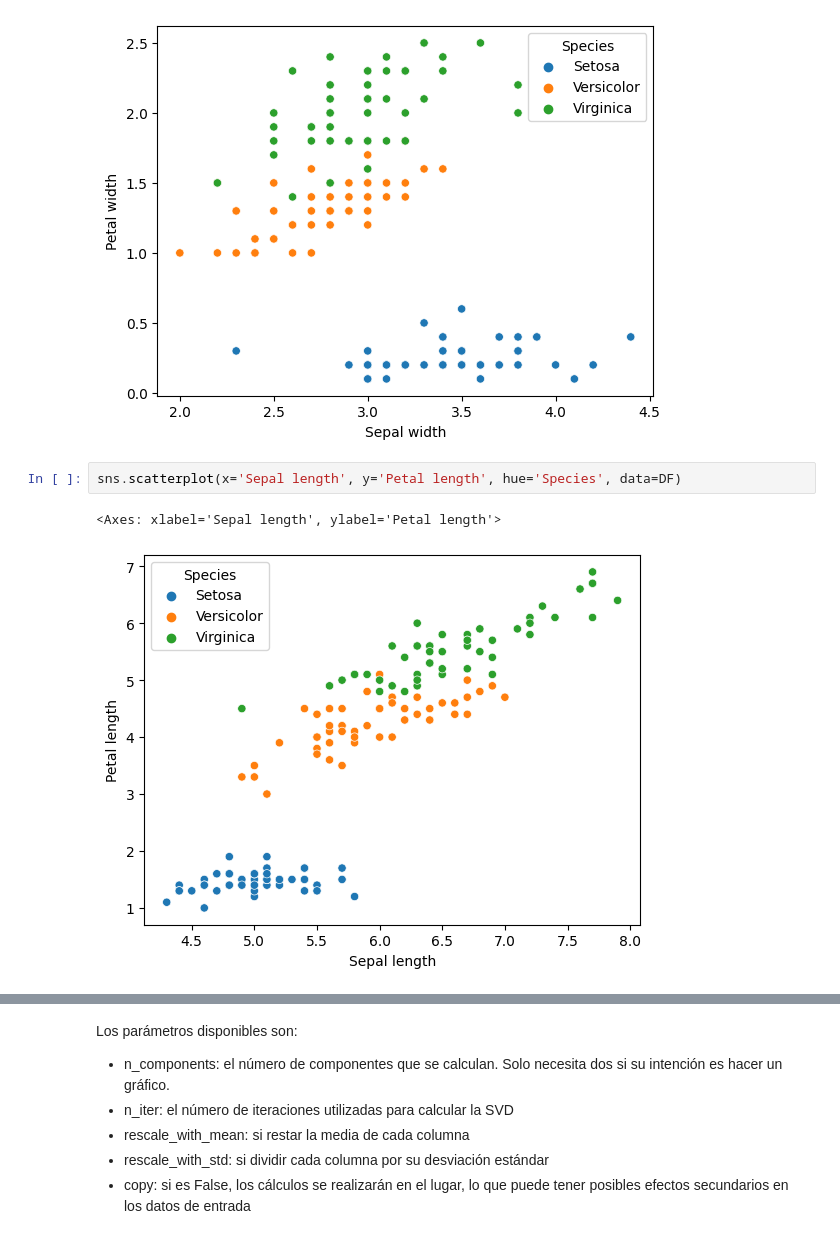
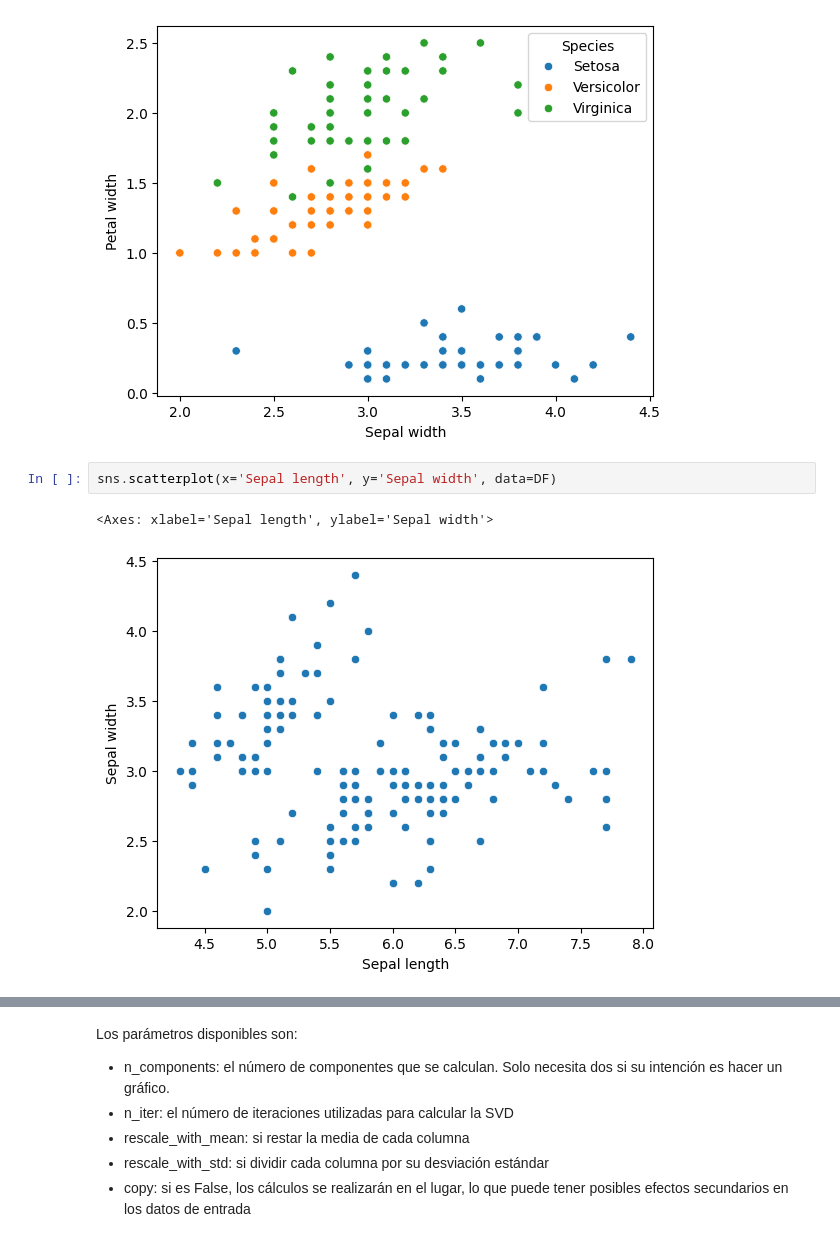
Before and after one commit to ccjaviers777/ean_material_ml, a Jupyter notebook: Cuadernos/3. Prince.ipynb, the cells around one changed output, grey strips where cells are left out. Drawn from its saved outputs; the diff is of its cells as text.

```diff
--- a/Cuadernos/3. Prince.ipynb
+++ b/Cuadernos/3. Prince.ipynb
@@ -65,7 +83,7 @@ sns.scatterplot(x='Sepal width', y='Petal width', hue='Species', data=DF)
 <Axes: xlabel='Sepal width', ylabel='Petal width'>
 [figure]
 # %%
-sns.scatterplot(x='Sepal length', y='Petal length', hue='Species', data=DF)
+sns.scatterplot(x='Sepal length', y='Sepal width', data=DF)
 # %% [output]
-<Axes: xlabel='Sepal length', ylabel='Petal length'>
+<Axes: xlabel='Sepal length', ylabel='Sepal width'>
-[figure, old version]
+[figure, new version]
```
Also changed, not shown: parts of 29 cells of this notebook, 2 other files.
